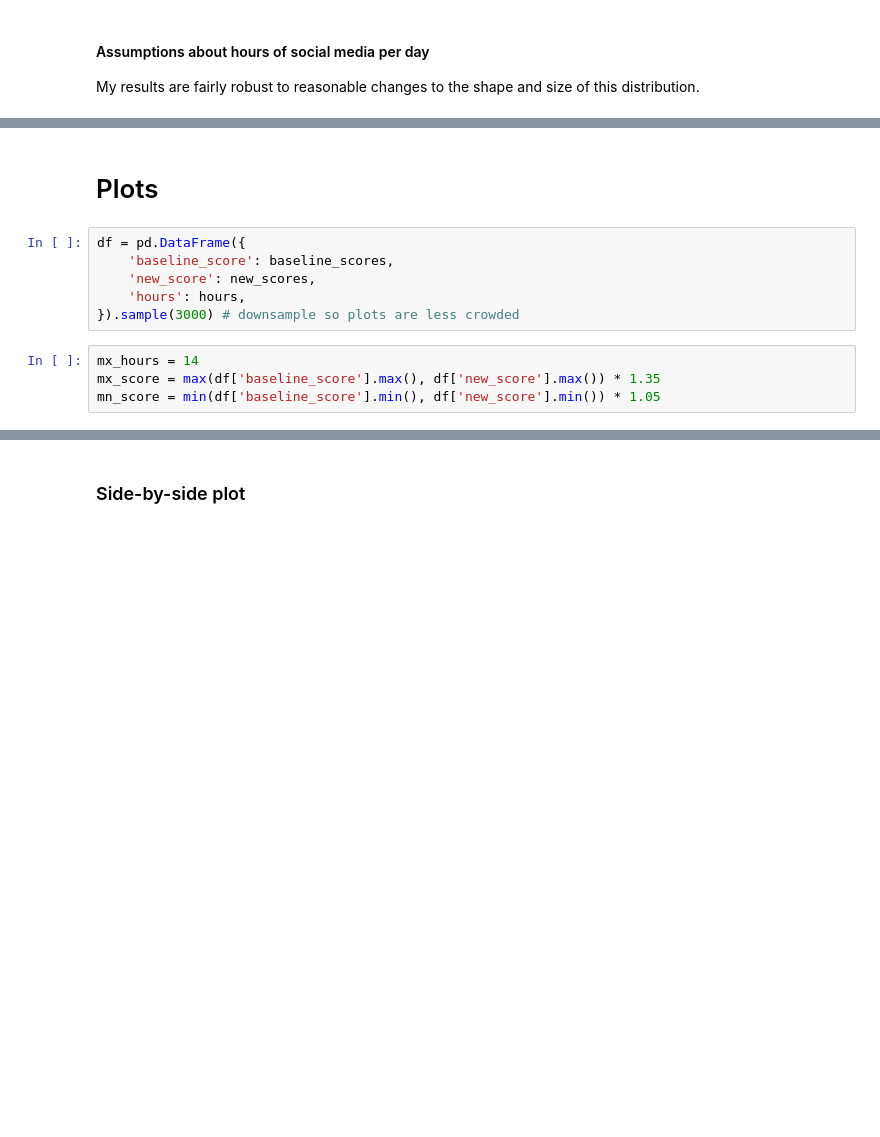
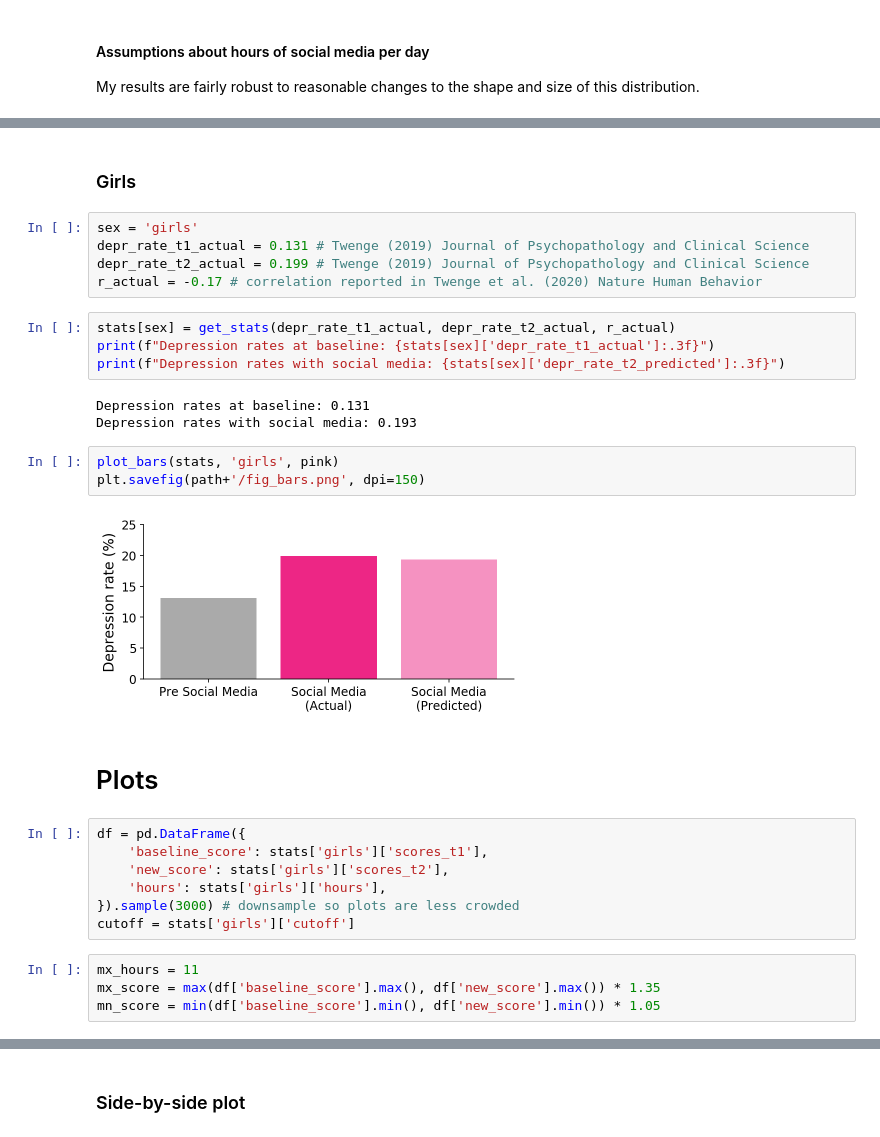
Before and after one commit to csaid/teen-depression-and-social-media, a Jupyter notebook: Teen mental health and social media – Back of the envelope calculations.ipynb, the cells around one changed output, grey strips where cells are left out. Cells and saved outputs as stored; diff of their text form; blank space fills up the shorter version.

```diff
--- a/Teen mental health and social media – Back of the envelope calculations.ipynb
+++ b/Teen mental health and social media – Back of the envelope calculations.ipynb
@@ -68,13 +134,33 @@ Depression rates with social media: 0.24
+# %% [markdown]
+### Girls
+# %%
+sex = 'girls'
+depr_rate_t1_actual = 0.131 # Twenge (2019) Journal of Psychopathology and Clinical Science
+depr_rate_t2_actual = 0.199 # Twenge (2019) Journal of Psychopathology and Clinical Science
+r_actual = -0.17 # correlation reported in Twenge et al. (2020) Nature Human Behavior
+# %%
+stats[sex] = get_stats(depr_rate_t1_actual, depr_rate_t2_actual, r_actual)
+print(f"Depression rates at baseline: {stats[sex]['depr_rate_t1_actual']:.3f}")
+print(f"Depression rates with social media: {stats[sex]['depr_rate_t2_predicted']:.3f}")
+# %% [output]
+Depression rates at baseline: 0.131
+Depression rates with social media: 0.193
+# %%
+plot_bars(stats, 'girls', pink)
+plt.savefig(path+'/fig_bars.png', dpi=150)
+# %% [output]
+[figure, added]
 # %% [markdown]
 # Plots
 # %%
 df = pd.DataFrame({
-    'baseline_score': baseline_scores,
-    'new_score': new_scores,
-    'hours': hours,
+    'baseline_score': stats['girls']['scores_t1'],
+    'new_score': stats['girls']['scores_t2'],
+    'hours': stats['girls']['hours'],
 }).sample(3000) # downsample so plots are less crowded
+cutoff = stats['girls']['cutoff']
 # %%
-mx_hours = 14
+mx_hours = 11
 mx_score = max(df['baseline_score'].max(), df['new_score'].max()) * 1.35
 mn_score = min(df['baseline_score'].min(), df['new_score'].min()) * 1.05
 # %%
```
Also changed, not shown: parts of 24 cells of this notebook.
